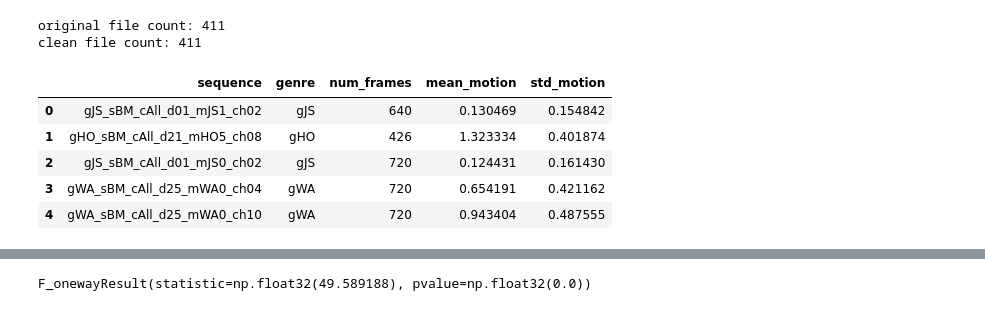
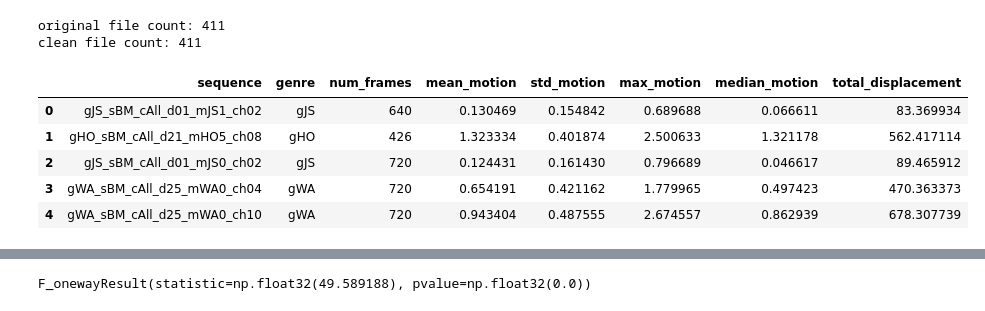
Before and after one commit to siirlevent/dsa210-project, a Jupyter notebook: eda_hypothesis_tests.ipynb, the cells around one changed output, grey strips where cells are left out. Saved outputs shown, nothing was run; the diff lists cells and outputs as text; code cells hidden in the pictures.

Commit message:
Expand EDA notebook with additional motion feature analyses
Added new motion features, additional ANOVA tests, correlation analysis, scatter plots, and updated interpretations.

```diff
--- a/eda_hypothesis_tests.ipynb
+++ b/eda_hypothesis_tests.ipynb
@@ -132,37 +132,44 @@ import numpy as np
 import pandas as pd
 
 rows = []
 
 for f in clean_files:
     seq_name = f.replace(".pkl", "")
     genre = seq_name.split("_")[0]
 
     path = os.path.join(motion_dir, f)
     with open(path, "rb") as file:
         d = pickle.load(file)
 
     smpl_trans = d["smpl_trans"]
     num_frames = d["smpl_poses"].shape[0]
 
     diffs = np.diff(smpl_trans, axis=0)
     step_sizes = np.linalg.norm(diffs, axis=1)
+
     mean_motion = step_sizes.mean()
     std_motion = step_sizes.std()
+    max_motion = step_sizes.max()
+    median_motion = np.median(step_sizes)
+    total_displacement = step_sizes.sum()
 
     rows.append({
         "sequence": seq_name,
         "genre": genre,
         "num_frames": num_frames,
         "mean_motion": mean_motion,
-        "std_motion": std_motion
+        "std_motion": std_motion,
+        "max_motion": max_motion,
+        "median_motion": median_motion,
+        "total_displacement": total_displacement
     })
 
 df = pd.DataFrame(rows)
 df.head()
 # %% [output]
-|  | sequence | genre | num_frames | mean_motion | std_motion |
-| 0 | gJS_sBM_cAll_d01_mJS1_ch02 | gJS | 640 | 0.130469 | 0.154842 |
-| 1 | gHO_sBM_cAll_d21_mHO5_ch08 | gHO | 426 | 1.323334 | 0.401874 |
-| 2 | gJS_sBM_cAll_d01_mJS0_ch02 | gJS | 720 | 0.124431 | 0.161430 |
-| 3 | gWA_sBM_cAll_d25_mWA0_ch04 | gWA | 720 | 0.654191 | 0.421162 |
-| 4 | gWA_sBM_cAll_d25_mWA0_ch10 | gWA | 720 | 0.943404 | 0.487555 |
+|  | sequence | genre | num_frames | mean_motion | std_motion | max_motion | median_motion | total_displacement |
+| 0 | gJS_sBM_cAll_d01_mJS1_ch02 | gJS | 640 | 0.130469 | 0.154842 | 0.689688 | 0.066611 | 83.369934 |
+| 1 | gHO_sBM_cAll_d21_mHO5_ch08 | gHO | 426 | 1.323334 | 0.401874 | 2.500633 | 1.321178 | 562.417114 |
+| 2 | gJS_sBM_cAll_d01_mJS0_ch02 | gJS | 720 | 0.124431 | 0.161430 | 0.796689 | 0.046617 | 89.465912 |
+| 3 | gWA_sBM_cAll_d25_mWA0_ch04 | gWA | 720 | 0.654191 | 0.421162 | 1.779965 | 0.497423 | 470.363373 |
+| 4 | gWA_sBM_cAll_d25_mWA0_ch10 | gWA | 720 | 0.943404 | 0.487555 | 2.674557 | 0.862939 | 678.307739 |
```
Also changed, not shown: parts of 15 cells of this notebook.
